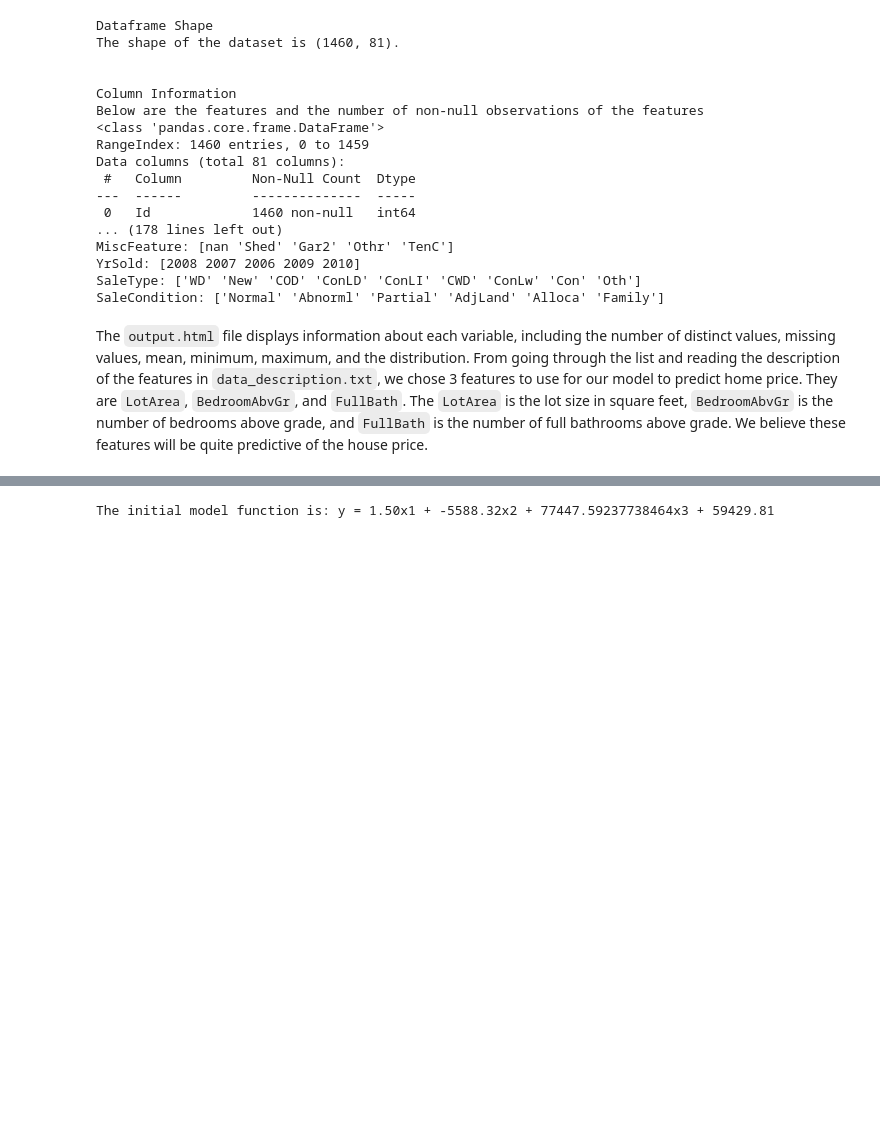
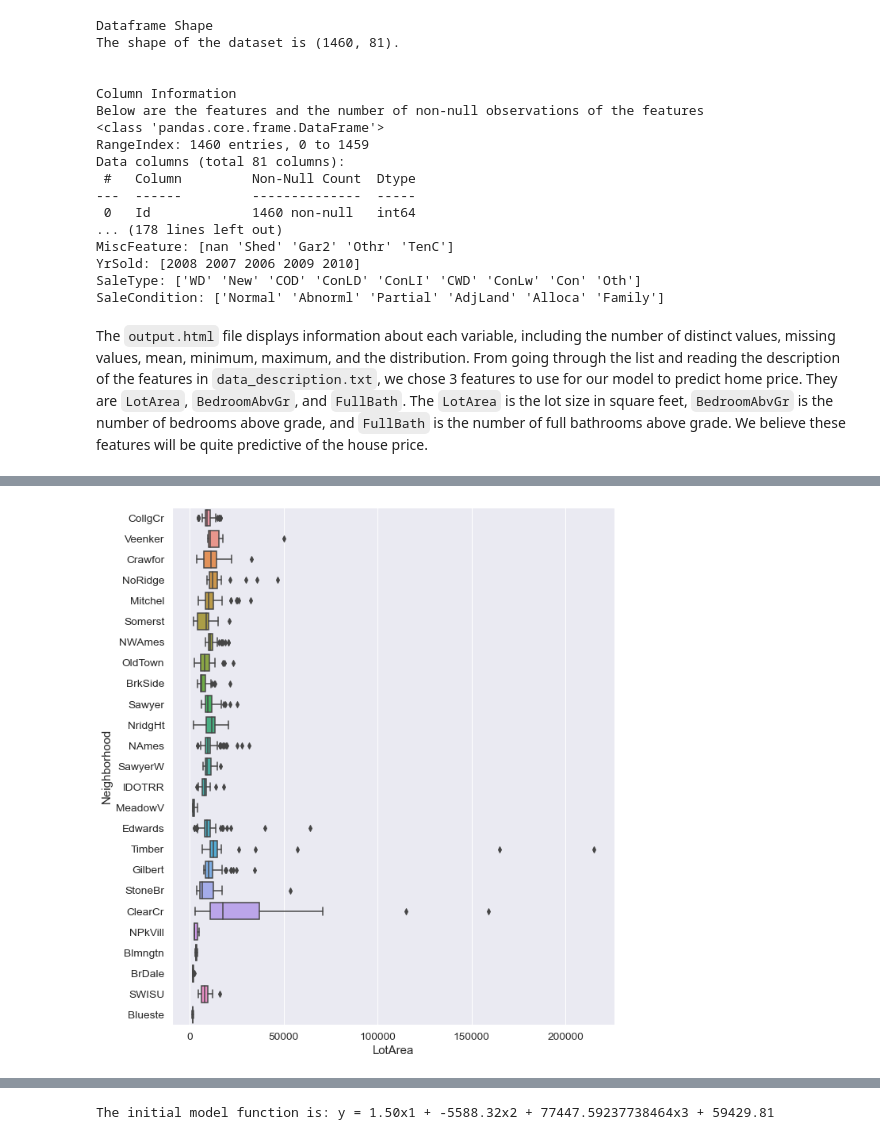
Before and after one commit to Sean-Koval/207-project-home-price, a Jupyter notebook: notebooks/baseline.ipynb, the cells around one changed output, grey strips where cells are left out. Saved outputs shown, nothing was run; the diff lists cells and outputs as text; code cells hidden in the pictures; blank space fills up the shorter version.

Commit message:
initial eda, feature engineering, run LR model v2

```diff
--- a/notebooks/baseline.ipynb
+++ b/notebooks/baseline.ipynb
@@ -103,0 +241,16 @@ The `output.html` file displays information about each variable, including the n
+# %%
+def custom_feature_engineering(df):
+    '''Apply custom operations to dataframe. Contained in a function for re-use with test data'''
+
+    # Fill NaN values for LotFrontage with median in each neighborhood
+    df['LotFrontage'] = df.groupby('Neighborhood')['LotFrontage'].transform(lambda x: x.fillna(x.median()))
+
+    # For Functional column, data_description.txt indicates that NaN = Typ
+    df['Functional'] = df['Functional'].fillna('Typ')
+
+    # Calculate total sqft of house as a new feature
+    df['TotalSF'] = df[['TotalBsmtSF', '1stFlrSF', '2ndFlrSF']].sum(axis=1)
+
+    return df
+
+house_train = custom_feature_engineering(house_train)
@@ -103,0 +264,3 @@ The `output.html` file displays information about each variable, including the n
+# %%
+# Simple pandas function to replicate a OneHotEncoder
+house_train = pd.get_dummies(house_train)
@@ -103,0 +330,6 @@ The `output.html` file displays information about each variable, including the n
+# %%
+fig, ax = plt.subplots(figsize=(10,12))
+sns.boxplot(x='LotArea', y='Neighborhood', orient='h', data=house_train)
+plt.show()
+# %% [output]
+[figure, added]
```
Also changed, not shown: parts of 29 cells of this notebook.
